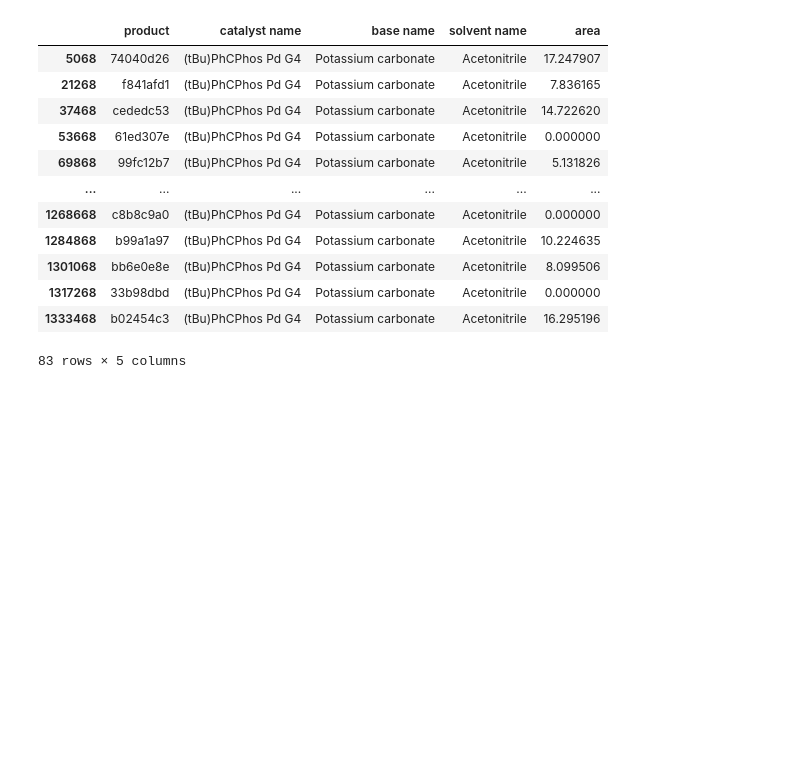
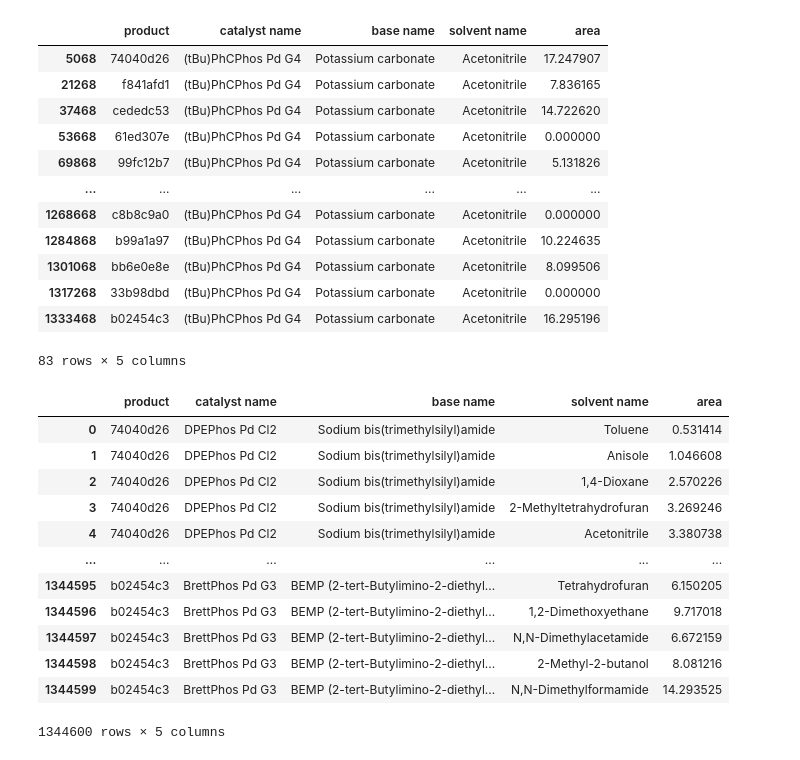
Before and after one commit to Abdullahbaig786/Reactions_Python, a Jupyter notebook: Reactions.ipynb, the cells around one changed output. Drawn from its saved outputs; the diff is of its cells as text; code cells hidden in the pictures; blank space fills up the shorter version.

```diff
--- a/Reactions.ipynb
+++ b/Reactions.ipynb
@@ -536,3 +536,19 @@ df[
 # %%
 #Now i have to find out the best triplet for the other products. ( I will create a function that takes the product name as input and returns the best triplet for that poduct.)
 #so below i am doing average first and then rank
+# %%
+df
+# %% [output]
+|  | product | catalyst name | base name | solvent name | area |
+| 0 | 74040d26 | DPEPhos Pd Cl2 | Sodium bis(trimethylsilyl)amide | Toluene | 0.531414 |
+| 1 | 74040d26 | DPEPhos Pd Cl2 | Sodium bis(trimethylsilyl)amide | Anisole | 1.046608 |
+| 2 | 74040d26 | DPEPhos Pd Cl2 | Sodium bis(trimethylsilyl)amide | 1,4-Dioxane | 2.570226 |
+| 3 | 74040d26 | DPEPhos Pd Cl2 | Sodium bis(trimethylsilyl)amide | 2-Methyltetrahydrofuran | 3.269246 |
+| 4 | 74040d26 | DPEPhos Pd Cl2 | Sodium bis(trimethylsilyl)amide | Acetonitrile | 3.380738 |
+| ... | ... | ... | ... | ... | ... |
+| 1344595 | b02454c3 | BrettPhos Pd G3 | BEMP (2-tert-Butylimino-2-diethyl... | Tetrahydrofuran | 6.150205 |
+| 1344596 | b02454c3 | BrettPhos Pd G3 | BEMP (2-tert-Butylimino-2-diethyl... | 1,2-Dimethoxyethane | 9.717018 |
+| 1344597 | b02454c3 | BrettPhos Pd G3 | BEMP (2-tert-Butylimino-2-diethyl... | N,N-Dimethylacetamide | 6.672159 |
+| 1344598 | b02454c3 | BrettPhos Pd G3 | BEMP (2-tert-Butylimino-2-diethyl... | 2-Methyl-2-butanol | 8.081216 |
+| 1344599 | b02454c3 | BrettPhos Pd G3 | BEMP (2-tert-Butylimino-2-diethyl... | N,N-Dimethylformamide | 14.293525 |
+1344600 rows × 5 columns
```
Also changed, not shown: parts of 7 cells of this notebook.
